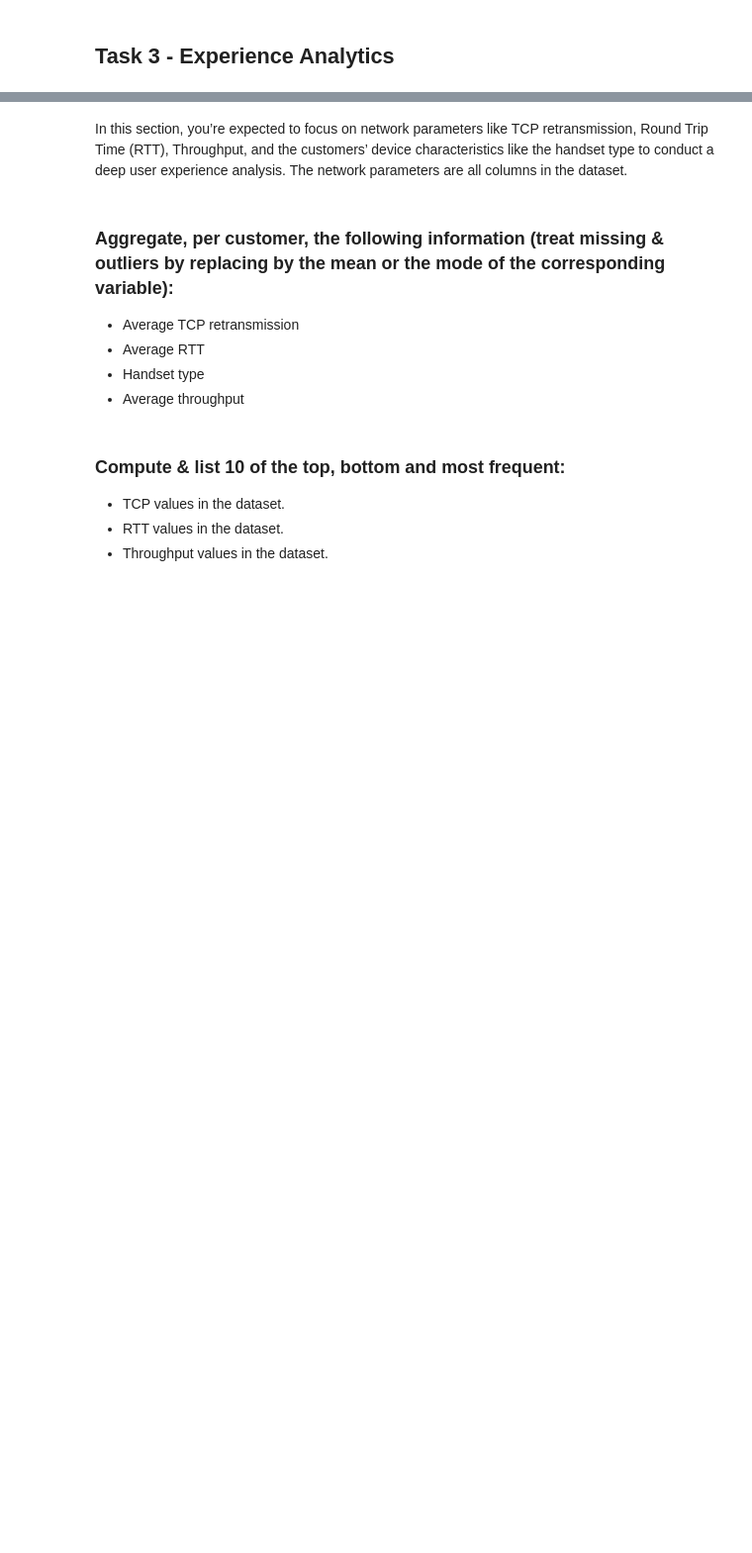
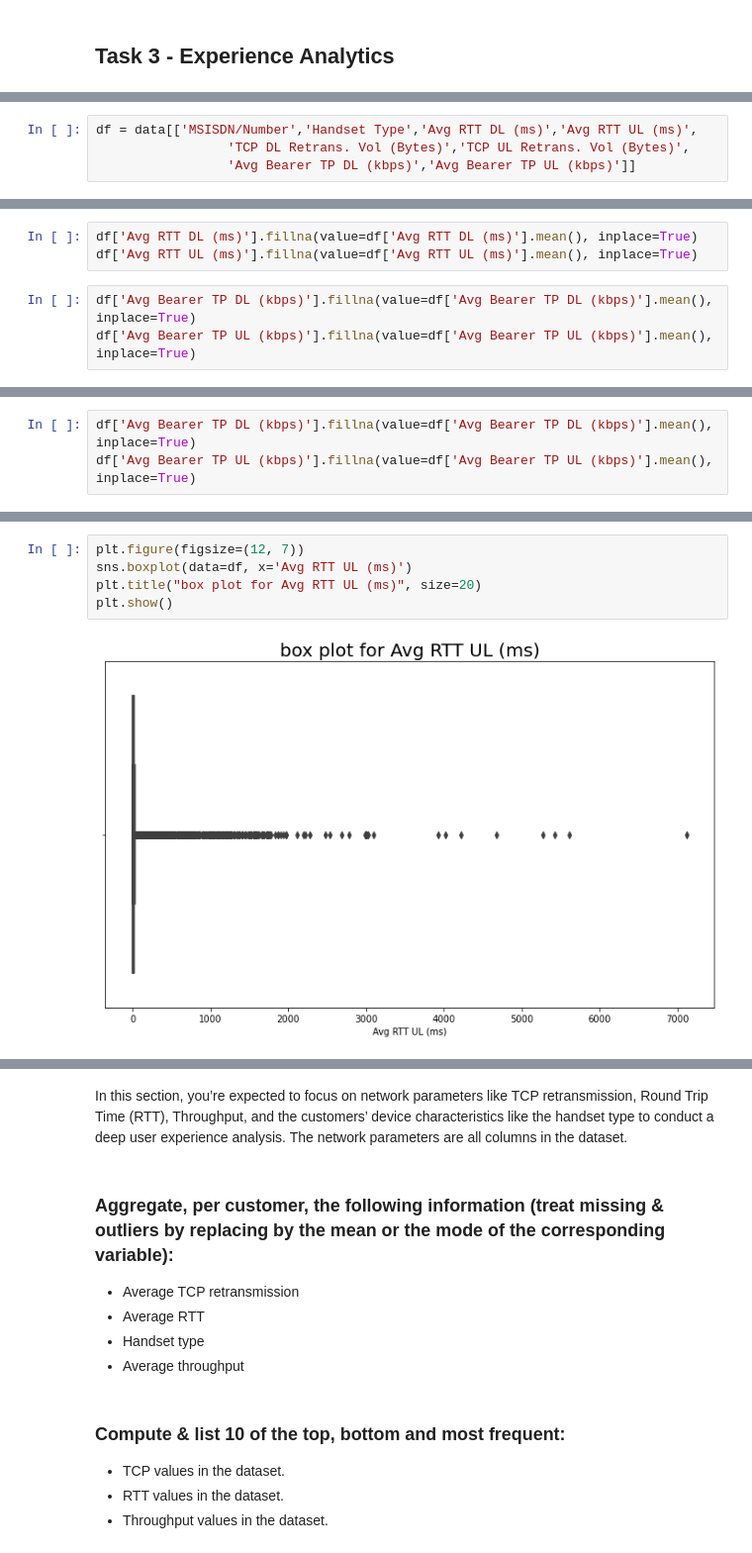
Before and after one commit to BirhanuGebisa/Telecom-User-Analytics, a Jupyter notebook: notebooks/Task3_Experience_Analytics.ipynb, the cells around one changed output, grey strips where cells are left out. Shown: that part at 99% size. Drawn from its saved outputs; the diff is of its cells as text; blank space fills up the shorter version.

```diff
--- a/notebooks/Task3_Experience_Analytics.ipynb
+++ b/notebooks/Task3_Experience_Analytics.ipynb
@@ -2,0 +32,4 @@
+# %%
+df = data[['MSISDN/Number','Handset Type','Avg RTT DL (ms)','Avg RTT UL (ms)',
+                 'TCP DL Retrans. Vol (Bytes)','TCP UL Retrans. Vol (Bytes)',
+                 'Avg Bearer TP DL (kbps)','Avg Bearer TP UL (kbps)']]
@@ -2,0 +50,6 @@
+# %%
+df['Avg RTT DL (ms)'].fillna(value=df['Avg RTT DL (ms)'].mean(), inplace=True)
+df['Avg RTT UL (ms)'].fillna(value=df['Avg RTT UL (ms)'].mean(), inplace=True)
+# %%
+df['Avg Bearer TP DL (kbps)'].fillna(value=df['Avg Bearer TP DL (kbps)'].mean(), inplace=True)
+df['Avg Bearer TP UL (kbps)'].fillna(value=df['Avg Bearer TP UL (kbps)'].mean(), inplace=True)
@@ -2,0 +66,3 @@
+# %%
+df['Avg Bearer TP DL (kbps)'].fillna(value=df['Avg Bearer TP DL (kbps)'].mean(), inplace=True)
+df['Avg Bearer TP UL (kbps)'].fillna(value=df['Avg Bearer TP UL (kbps)'].mean(), inplace=True)
@@ -2,0 +76,7 @@
+# %%
+plt.figure(figsize=(12, 7))
+sns.boxplot(data=df, x='Avg RTT UL (ms)')
+plt.title("box plot for Avg RTT UL (ms)", size=20)
+plt.show()
+# %% [output]
+[figure, added]
```
Also changed, not shown: parts of 11 cells of this notebook.
